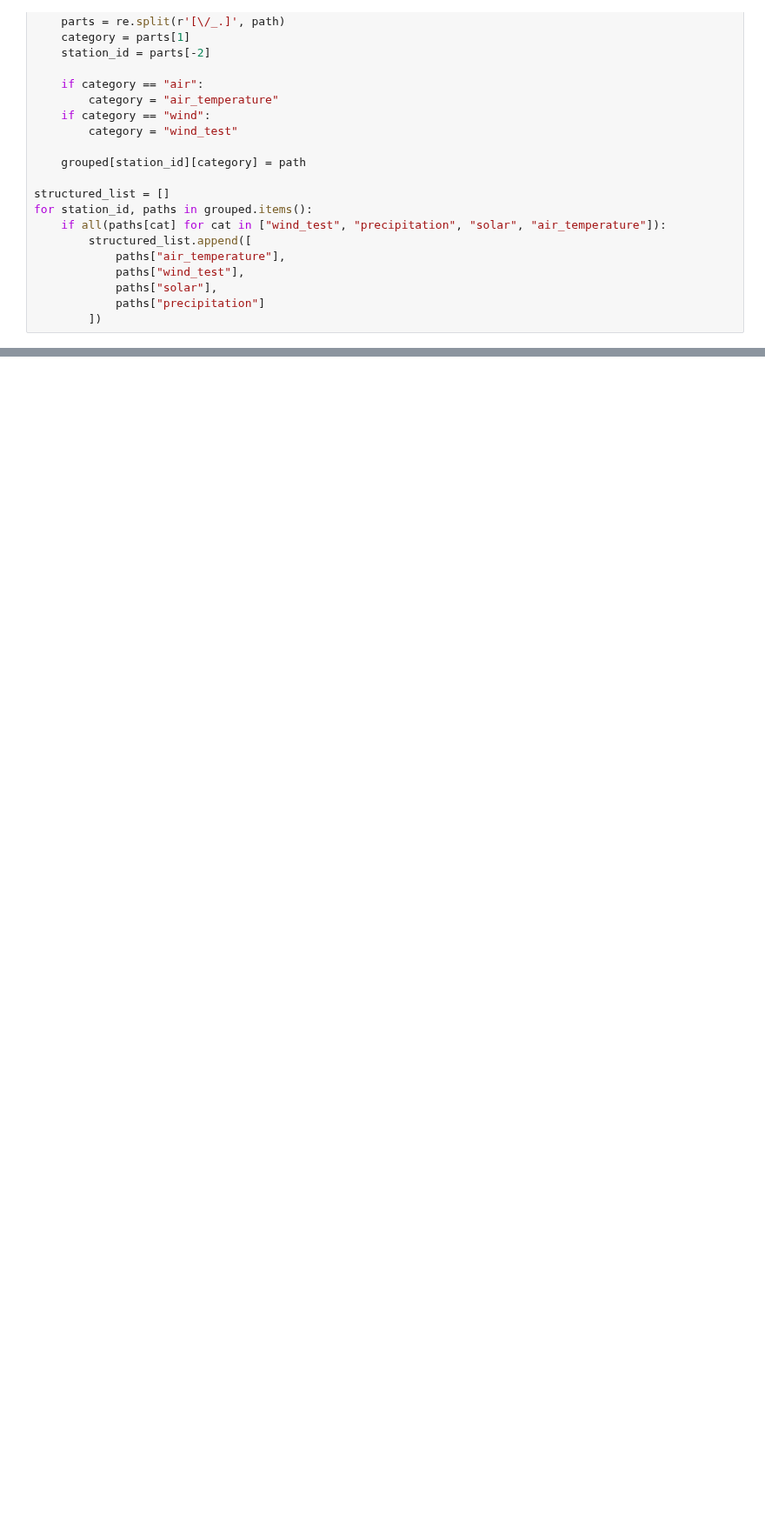
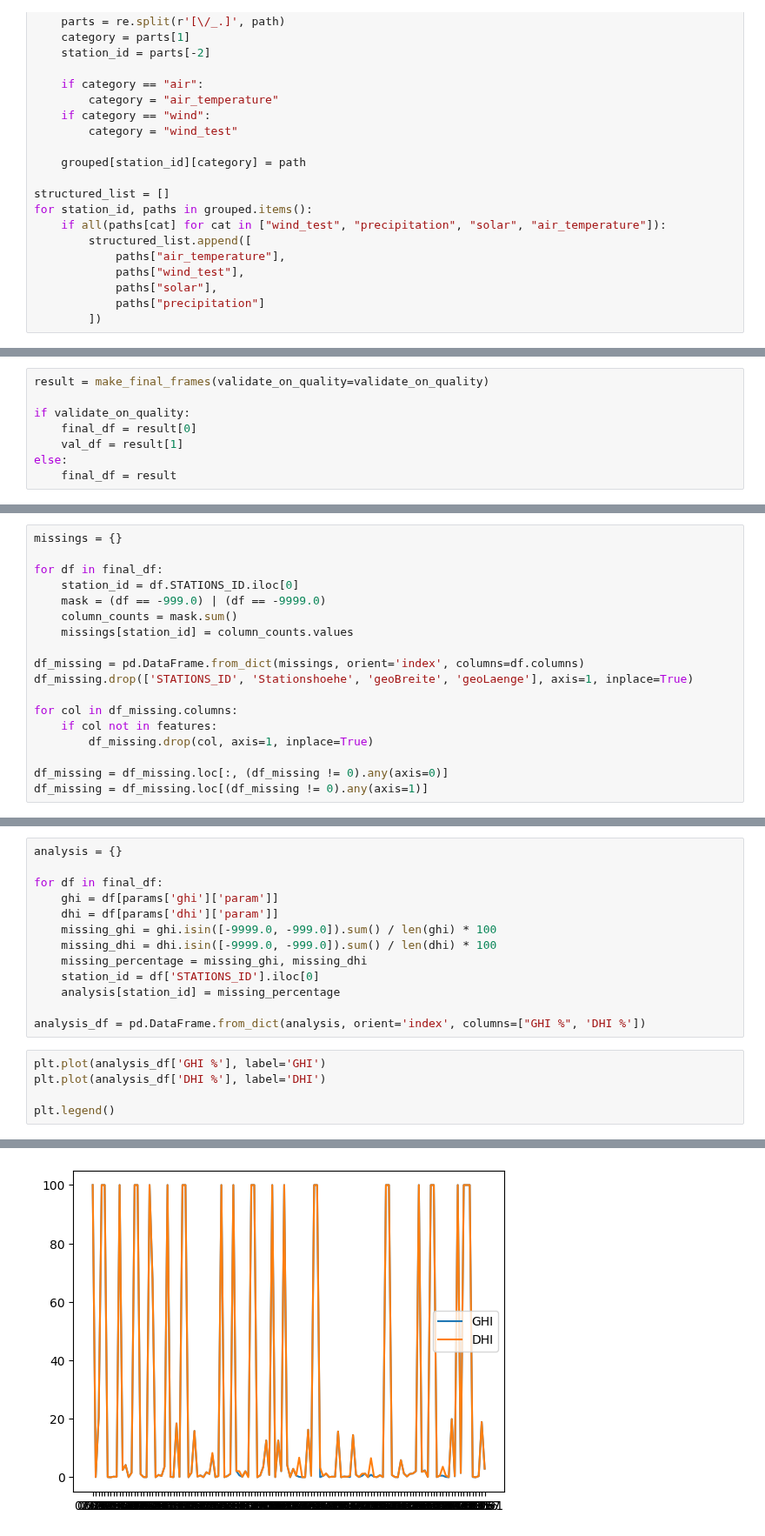
Before and after one commit to vikwal/synthetic_re_data_generation, a Jupyter notebook: dwd_weatherstation.ipynb, the cells around one changed output, grey strips where cells are left out. Shown at 87% size. Saved outputs shown, nothing was run; the diff lists cells and outputs as text; blank space fills up the shorter version.

Commit message:
added missing value filtering

```diff
--- a/dwd_weatherstation.ipynb
+++ b/dwd_weatherstation.ipynb
@@ -361,0 +369,8 @@ for ele in structured_list:
+# %%
+result = make_final_frames(validate_on_quality=validate_on_quality)
+
+if validate_on_quality:
+    final_df = result[0]
+    val_df = result[1]
+else:
+    final_df = result
@@ -361,0 +392,18 @@ for ele in structured_list:
+# %%
+missings = {}
+
+for df in final_df:
+    station_id = df.STATIONS_ID.iloc[0]
+    mask = (df == -999.0) | (df == -9999.0)
+    column_counts = mask.sum()
+    missings[station_id] = column_counts.values
+
+df_missing = pd.DataFrame.from_dict(missings, orient='index', columns=df.columns)
+df_missing.drop(['STATIONS_ID', 'Stationshoehe', 'geoBreite', 'geoLaenge'], axis=1, inplace=True)
+
+for col in df_missing.columns:
+    if col not in features:
+        df_missing.drop(col, axis=1, inplace=True)
+
+df_missing = df_missing.loc[:, (df_missing != 0).any(axis=0)]
+df_missing = df_missing.loc[(df_missing != 0).any(axis=1)]
@@ -361,0 +430,19 @@ for ele in structured_list:
+# %%
+analysis = {}
+
+for df in final_df:
+    ghi = df[params['ghi']['param']]
+    dhi = df[params['dhi']['param']]
+    missing_ghi = ghi.isin([-9999.0, -999.0]).sum() / len(ghi) * 100
+    missing_dhi = dhi.isin([-9999.0, -999.0]).sum() / len(dhi) * 100
+    missing_percentage = missing_ghi, missing_dhi
+    station_id = df['STATIONS_ID'].iloc[0]
+    analysis[station_id] = missing_percentage
+
+analysis_df = pd.DataFrame.from_dict(analysis, orient='index', columns=["GHI %", 'DHI %'])
+# %%
+plt.plot(analysis_df['GHI %'], label='GHI')
+plt.plot(analysis_df['DHI %'], label='DHI')
+
+plt.legend()
+# %% [output]
@@ -361,0 +450 @@ for ele in structured_list:
+[figure, added]
```
Also changed, not shown: parts of 49 cells of this notebook, 3 other files.
